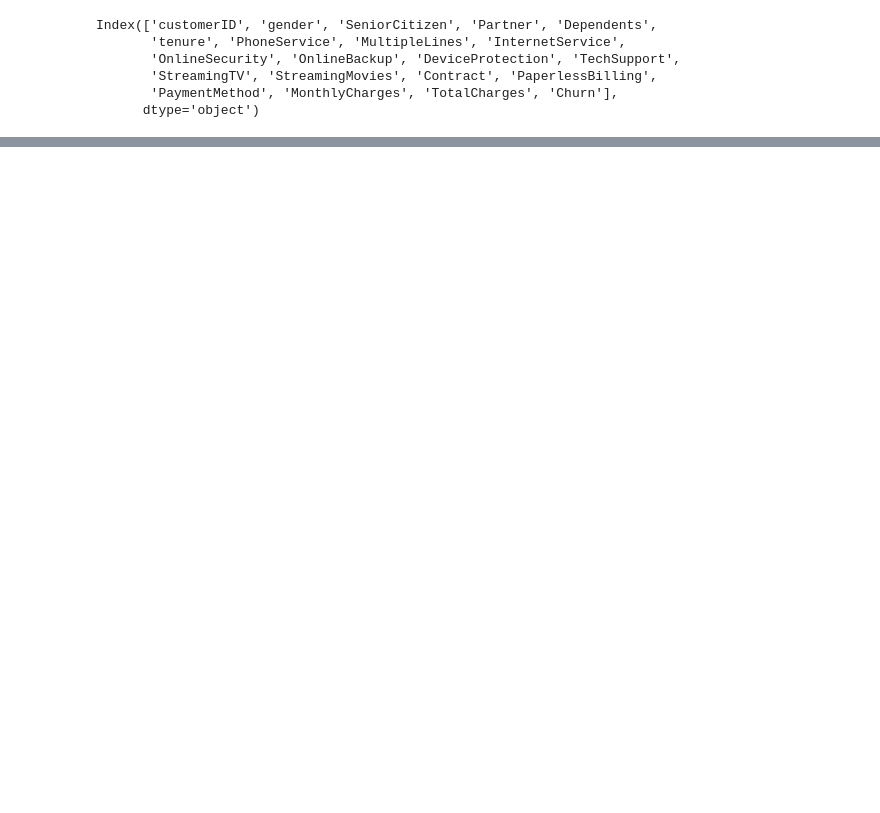
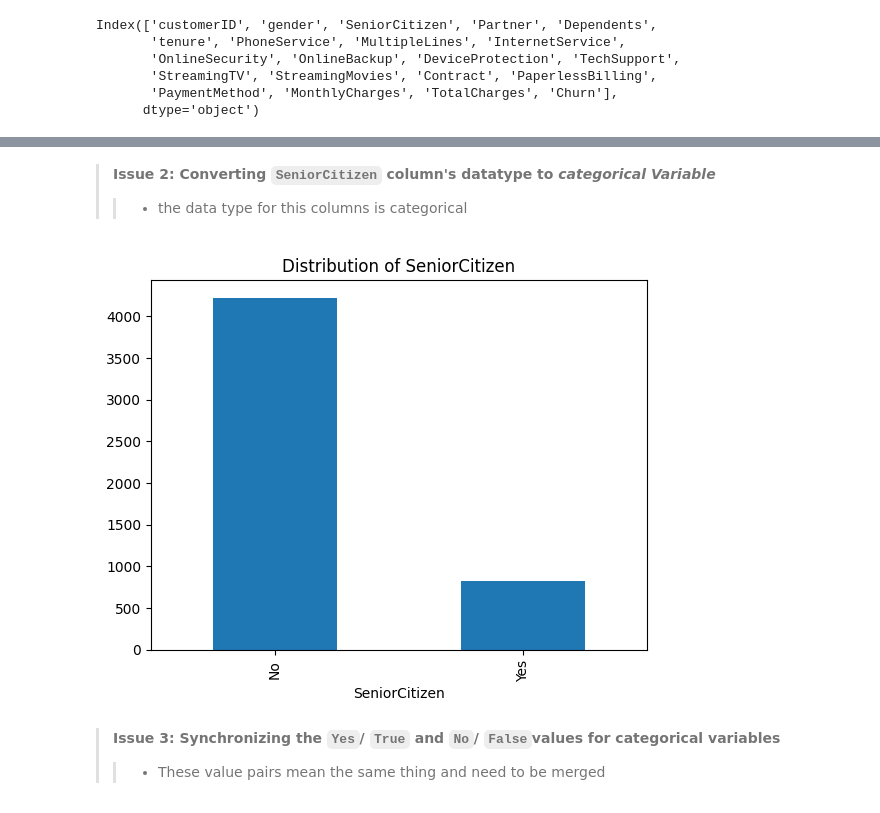
Before and after one commit to OnsongoN/CustomerChurnProject2, a Jupyter notebook: customerchurn.ipynb, the cells around one changed output, grey strips where cells are left out. Cells and saved outputs as stored; diff of their text form; code cells hidden in the pictures; blank space fills up the shorter version.

```diff
--- a/customerchurn.ipynb
+++ b/customerchurn.ipynb
@@ -557,0 +385,19 @@ plt.show()
+# %% [markdown]
+> **Issue 2: Converting `SeniorCitizen` column's datatype to _categorical Variable_**
+> > - the data type for this columns is categorical
+# %%
+#code
+#Convert 'SeniorCitizen' to categorical variable in second dataset
+combined_data['SeniorCitizen'] = combined_data['SeniorCitizen'].replace({1: 'Yes', 0: 'No'})
+
+#test
+# Plot the distribution of the SeniorCitizen
+combined_data['SeniorCitizen'].value_counts().plot(kind="bar")
+plt.xlabel('SeniorCitizen')
+plt.title(f"Distribution of {'SeniorCitizen'}")
+plt.show()
+# %% [output]
+[figure, added]
+# %% [markdown]
+> **Issue 3: Synchronizing the `Yes`/ `True` and `No`/ `False`values for categorical variables**
+> > - These value pairs mean the same thing and need to be merged
```
Also changed, not shown: parts of 153 cells of this notebook.
